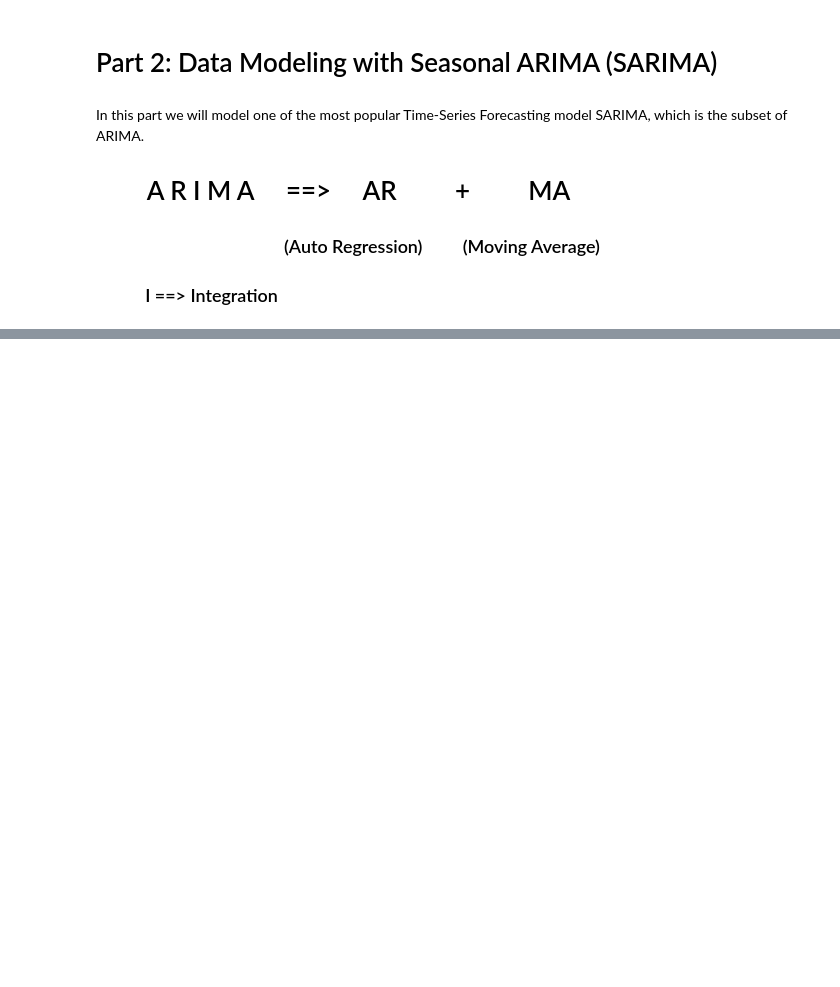
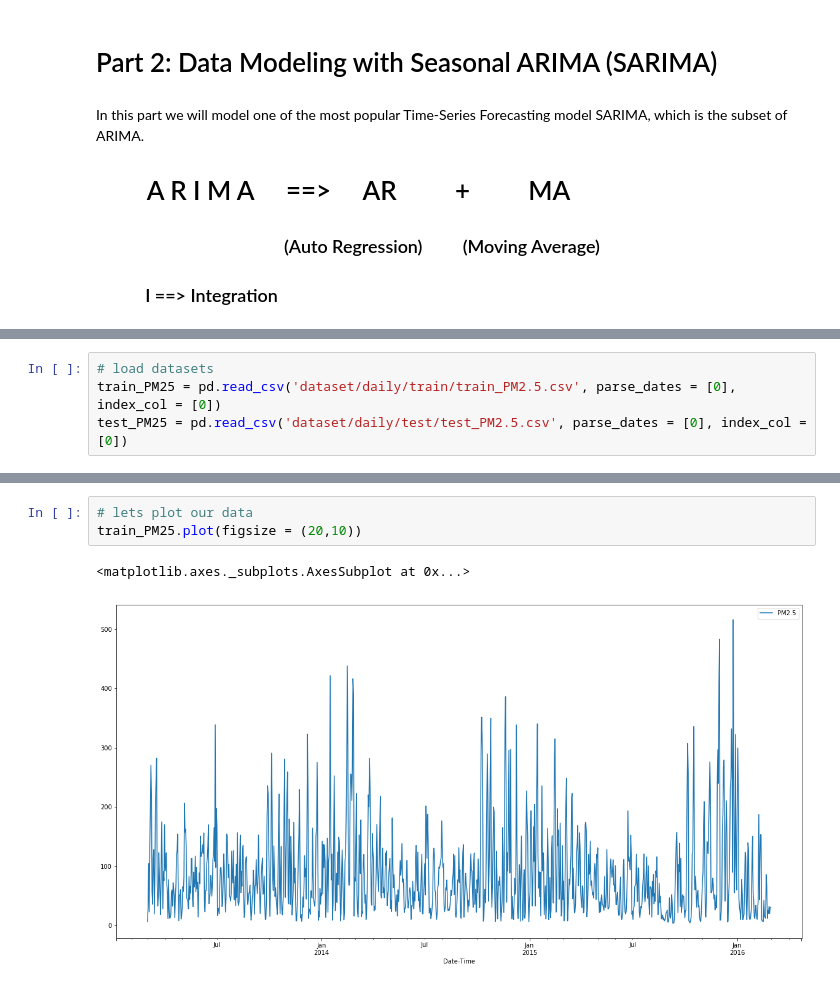
Before and after one commit to aishrock006/Capstone-Project, a Jupyter notebook: 2Data modeling with SARIMA.ipynb, the cells around one changed output, grey strips where cells are left out. Cells and saved outputs as stored; diff of their text form; blank space fills up the shorter version.

Commit message:
fit ARIMA with daily data of PM2.5

```diff
--- a/2Data modeling with SARIMA.ipynb
+++ b/2Data modeling with SARIMA.ipynb
@@ -42,0 +50,4 @@ m: The number of time steps for a single seasonal period.
+# %%
+# load datasets
+train_PM25 = pd.read_csv('dataset/daily/train/train_PM2.5.csv', parse_dates = [0], index_col = [0])
+test_PM25 = pd.read_csv('dataset/daily/test/test_PM2.5.csv', parse_dates = [0], index_col = [0])
@@ -42,0 +65,6 @@ m: The number of time steps for a single seasonal period.
+# %%
+# lets plot our data
+train_PM25.plot(figsize = (20,10))
+# %% [output]
+<matplotlib.axes._subplots.AxesSubplot at 0x...>
+[figure, added]
```
Also changed, not shown: parts of 10 cells of this notebook.
